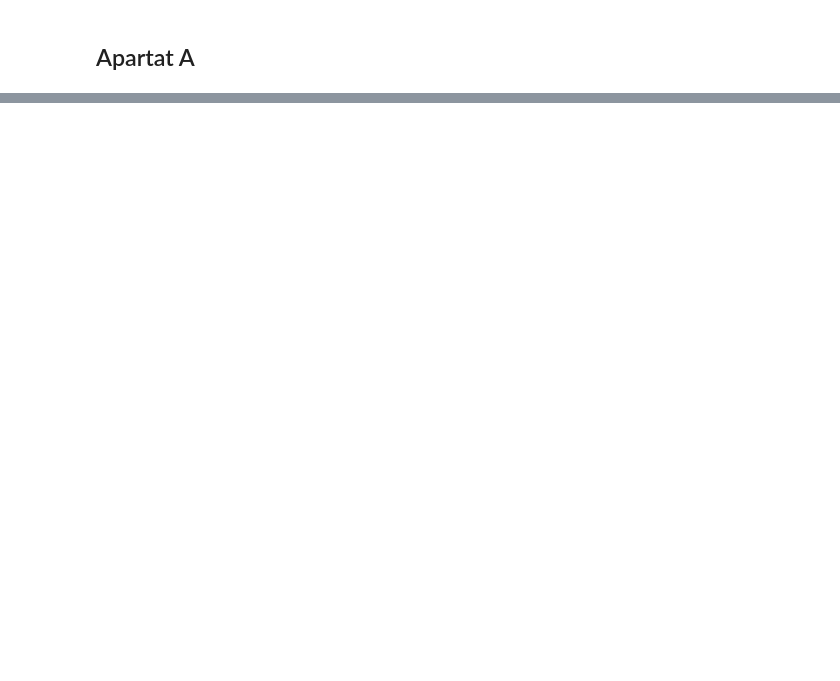
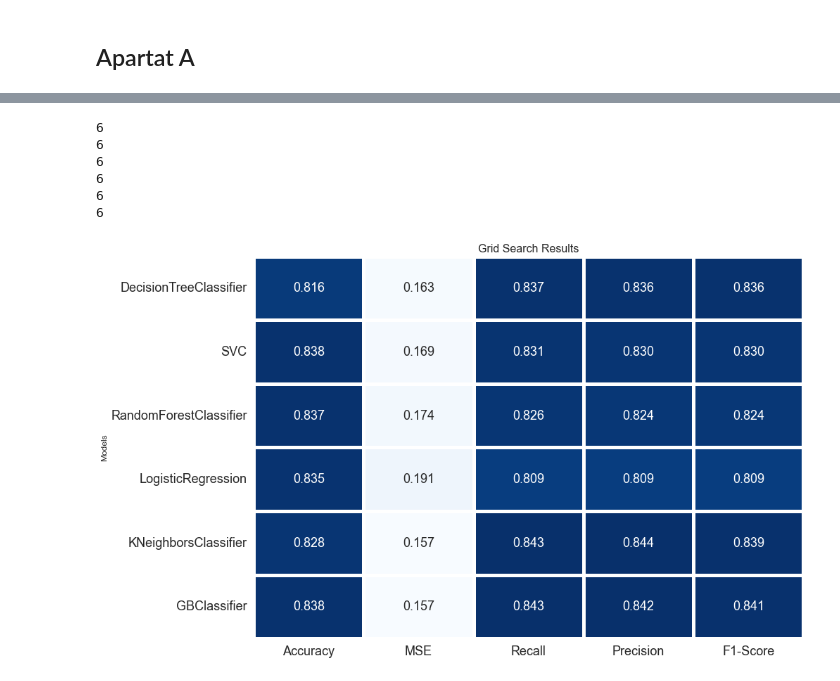
Before and after one commit to Zynokrex/Classificaci-_APC, a Jupyter notebook: Pràctica2_Pregs.ipynb, the cells around one changed output, grey strips where cells are left out. Saved outputs shown, nothing was run; the diff lists cells and outputs as text; code cells hidden in the pictures; blank space fills up the shorter version.

```diff
--- a/Pràctica2_Pregs.ipynb
+++ b/Pràctica2_Pregs.ipynb
@@ -432,0 +441,5 @@ train_df.head()
+# %%
+train_df=transformed_df
+print(train_df.isnull().sum())
+print("-" * 20)
+print(test_df.isnull().sum())
@@ -454,10 +485,9 @@ from sklearn.metrics import f1_score
 from sklearn.metrics import roc_curve
 from sklearn.multiclass import OneVsRestClassifier
 # %%
-y_train = train_df["Survived"]
-X_train = train_df.drop(labels = ["Survived"],axis = 1)
-X_test = test_df
-
-print(f"X_train shape is = {X_train.shape}" )
-print(f"Y_train shape is = {Y_train.shape}" )
-print(f"Test shape is = {Test.shape}" )
+x_train = StandardScaler().fit_transform(train_df.drop(columns=['Survived']))
+y_train = train_df['Survived'].values
+#x_test = StandardScaler()
+print('X_train shape: {}'.format(x_train.shape))
+print('y_train shape: {}'.format(y_train.shape))
+#print('X_test shape: {}'.format(x_test.shape))
@@ -519,6 +548,8 @@ roc_auc_scores = []
 recall_scores = []
 precision_scores = []
 f1_scores = []
+# %%
+X_train, X_test, Y_train, Y_test = train_test_split(x_train, y_train, test_size = 0.2, random_state = random_state)
 # %%
 for i in range(len(classifier)):
     print("---------------------------------------------------------------------------")
@@ -556,0 +615,47 @@ print("-------------------------------------------------------------------------
+# %%
+print(len(cv_result))
+print(len(mean_squared_errors))
+print(len(recall_scores))
+print(len(precision_scores))
+print(len(cv_result))
+print(len(f1_scores))
+# %% [output]
+6
+6
+6
+6
+6
+6
+# %%
+sns.set_style("darkgrid")
+cv_results = pd.DataFrame({"Accuracy":cv_result,
+                           "MSE":mean_squared_errors,
+                           "Recall": recall_scores,
+                           "Precision": precision_scores,
+                           "F1-Score":f1_scores,
+                           "Models":["DecisionTreeClassifier",
+                                     "SVC",
+                                     "RandomForestClassifier",
+                                     "LogisticRegression",
+                                     "KNeighborsClassifier",
+                                     "GBClassifier",
+
+                                     ]})
+
+cv_results.index = cv_results["Models"]
+
+cv_results  = cv_results.drop(["Models"], axis = 1)
+
+f,ax = plt.subplots(figsize=(14,10))
+
+sns.heatmap(cv_results, annot=True,cmap = "Blues",fmt= '.3f',
+            ax=ax,linewidths = 5, cbar = False,
+            annot_kws={"size": 18})
+
+plt.xticks(size = 18)
+plt.yticks(size = 18, rotation = 0)
+plt.ylabel("Models")
+plt.title("Grid Search Results", size = 16)
+plt.show()
+# %% [output]
+[figure, added]
```
Also changed, not shown: parts of 11 cells of this notebook.
